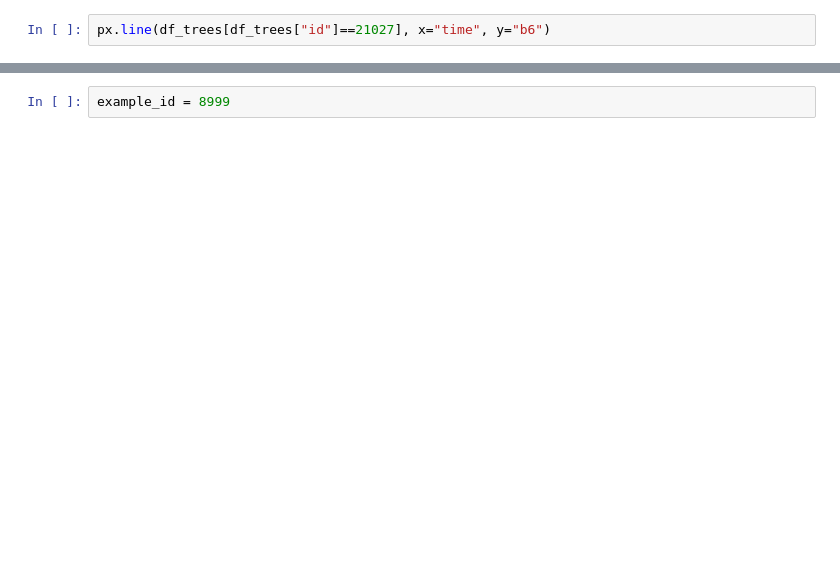
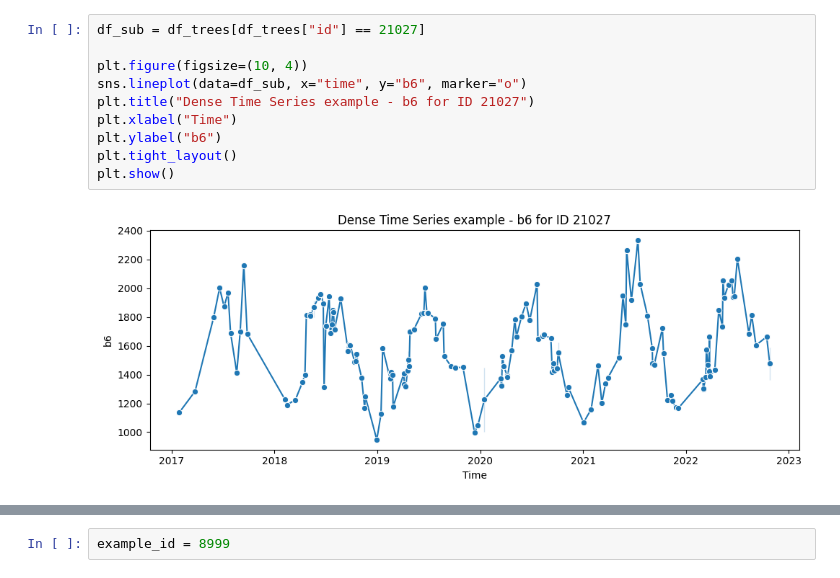
Before and after one commit to RafaelRiesle/tree_classification, a Jupyter notebook: notebooks/alkex/oversampling_analysis.ipynb, the cells around one changed output, grey strips where cells are left out. Cells and saved outputs as stored; diff of their text form; blank space fills up the shorter version.

```diff
--- a/notebooks/alkex/oversampling_analysis.ipynb
+++ b/notebooks/alkex/oversampling_analysis.ipynb
@@ -38,3 +59,13 @@ px.line(df_trees[df_trees["id"]==15037], x="time", y="b6")
 # %%
-px.line(df_trees[df_trees["id"]==21027], x="time", y="b6")
+df_sub = df_trees[df_trees["id"] == 21027]
+
+plt.figure(figsize=(10, 4))
+sns.lineplot(data=df_sub, x="time", y="b6", marker="o")
+plt.title("Dense Time Series example - b6 for ID 21027")
+plt.xlabel("Time")
+plt.ylabel("b6")
+plt.tight_layout()
+plt.show()
+# %% [output]
+[figure, added]
 # %%
```
Also changed, not shown: parts of 26 cells of this notebook, 5 other files.
